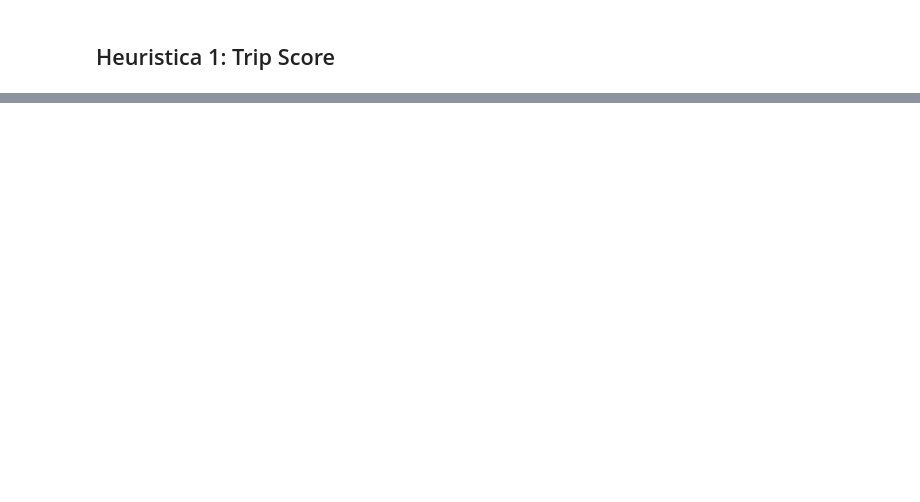
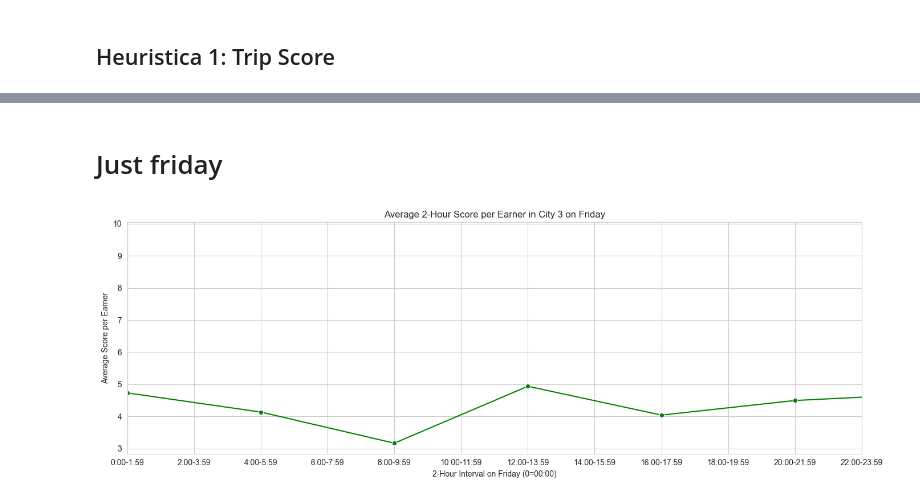
Before and after one commit to Teoneag/Junction-2025, a Jupyter notebook: gali.ipynb, the cells around one changed output, grey strips where cells are left out. Drawn from its saved outputs; the diff is of its cells as text; code cells hidden in the pictures; blank space fills up the shorter version.

```diff
--- a/gali.ipynb
+++ b/gali.ipynb
@@ -116,0 +226,17 @@ plt.show()
+# %% [markdown]
+# Just friday
+# %%
+friday_data = city_data[(city_data['job_hour_2h'] >= 96) & (city_data['job_hour_2h'] <= 119)].copy()
+friday_data['friday_2h'] = friday_data['job_hour_2h'] - 96  # 0-23 for Friday (2-hour blocks)
+
+plt.figure(figsize=(14,5))
+sns.lineplot(data=friday_data, x='friday_2h', y='avg_score_per_earner', marker='o', color='green')
+plt.xlabel("2-Hour Interval on Friday (0=00:00)")
+plt.ylabel("Average Score per Earner")
+plt.title(f"Average 2-Hour Score per Earner in City {city_id} on Friday")
+plt.xticks(ticks=range(0, 12), labels=[f"{i*2}:00-{i*2+1}:59" for i in range(0, 12)])
+plt.xlim(0, 11)
+plt.tight_layout()
+plt.show()
+# %% [output]
+[figure, added]
```
Also changed, not shown: parts of 10 cells of this notebook.
